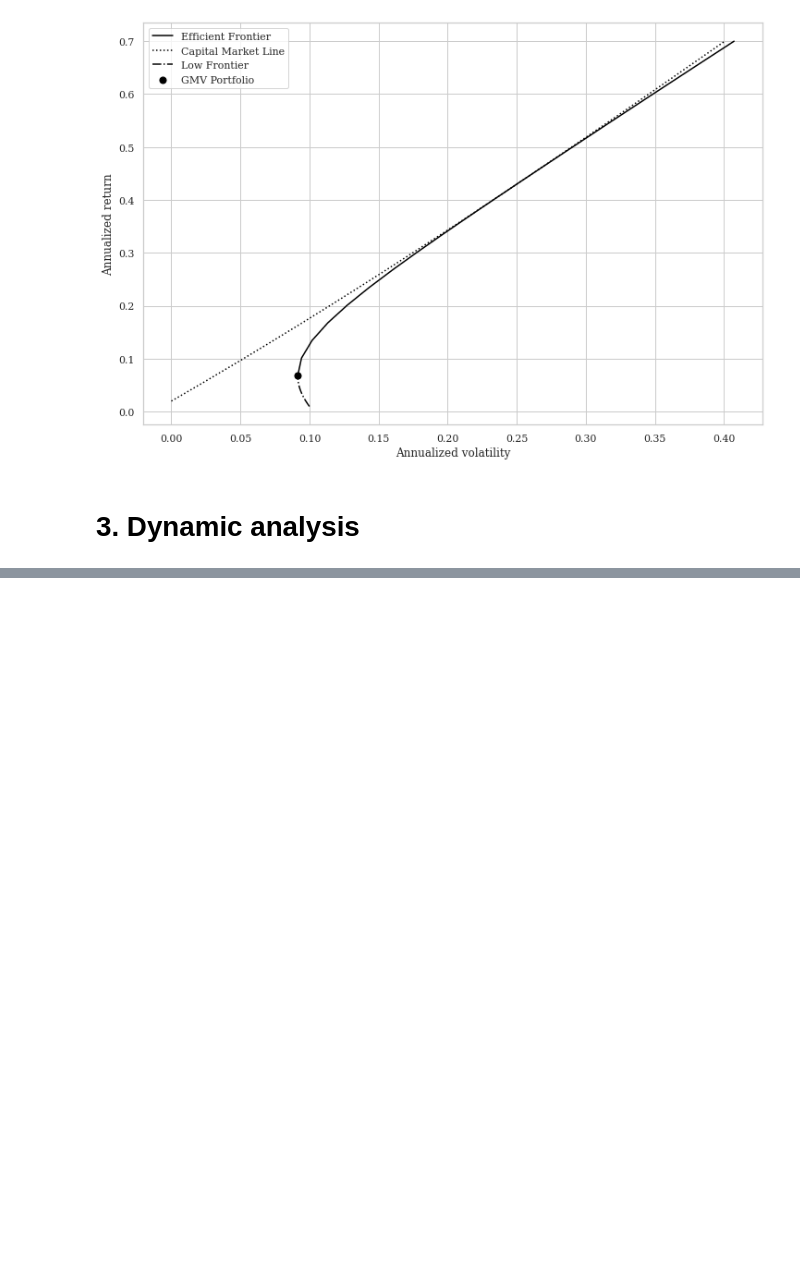
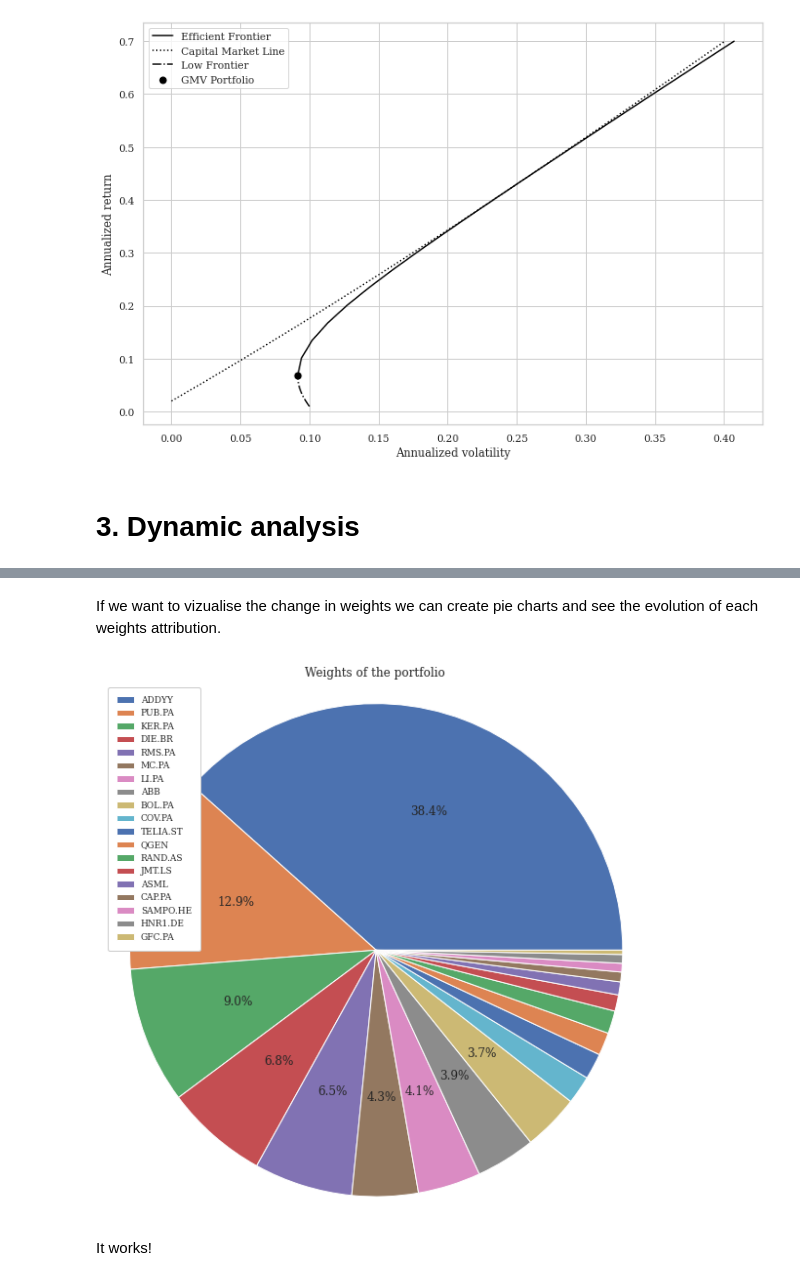
Before and after one commit to bashog/Portfolio-Construction, a Jupyter notebook: portfolio_construction.ipynb, the cells around one changed output, grey strips where cells are left out. Drawn from its saved outputs; the diff is of its cells as text; code cells hidden in the pictures; blank space fills up the shorter version.

Commit message:
Dynamic portfolio and weights chart

```diff
--- a/portfolio_construction.ipynb
+++ b/portfolio_construction.ipynb
@@ -281,0 +284,8 @@ eff,eff_rf = pf.efficient_frontier(rends_train,cov,min=0.01,max=0.7,risk_free =
+# %%
+# If we want to recalculate the weights of the portfolio 4 times each year
+dfs = pf.dynamic_df(rends_train,period_per_year=4)
+# %%
+for i in dfs.keys():
+    # We check that the dates are correct for each DataFrame
+    print(dfs[i].index[0],dfs[i].index[-1])
+    print(dfs[i].shape)
@@ -281,0 +310,6 @@ eff,eff_rf = pf.efficient_frontier(rends_train,cov,min=0.01,max=0.7,risk_free =
+# %%
+weights = {}
+# For each period we calculate the weights of the portfolio and we store them in the dictionary
+for i in dfs.keys():
+    w,r,v = pf.opt_mean_variance(dfs[i],cov=dfs[i].cov(),obj_rend=0.10)
+    weights[i] = w
@@ -281,0 +339,8 @@ eff,eff_rf = pf.efficient_frontier(rends_train,cov,min=0.01,max=0.7,risk_free =
+# %% [markdown]
+If we want to vizualise the change in weights we can create pie charts and see the evolution of each weights attribution.
+# %%
+pf.plot_weights(weights[1])
+# %% [output]
+[figure, added]
+# %% [markdown]
+It works!
```
Also changed, not shown: parts of 3 cells of this notebook, 1 other file.
